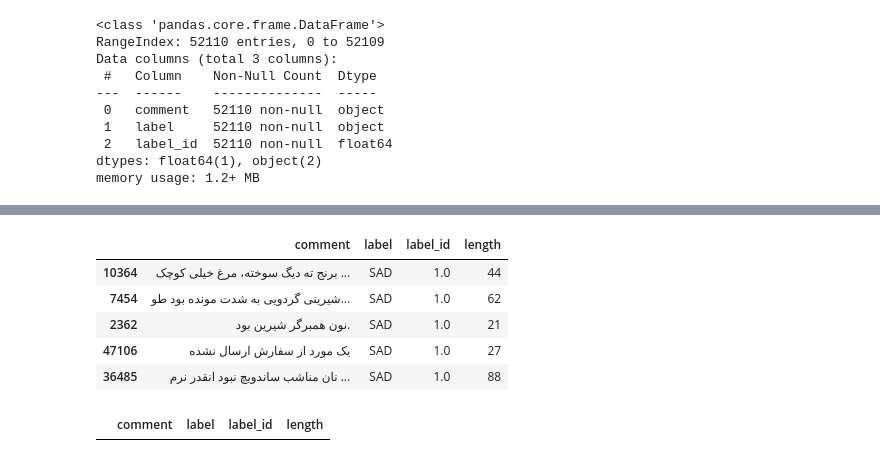
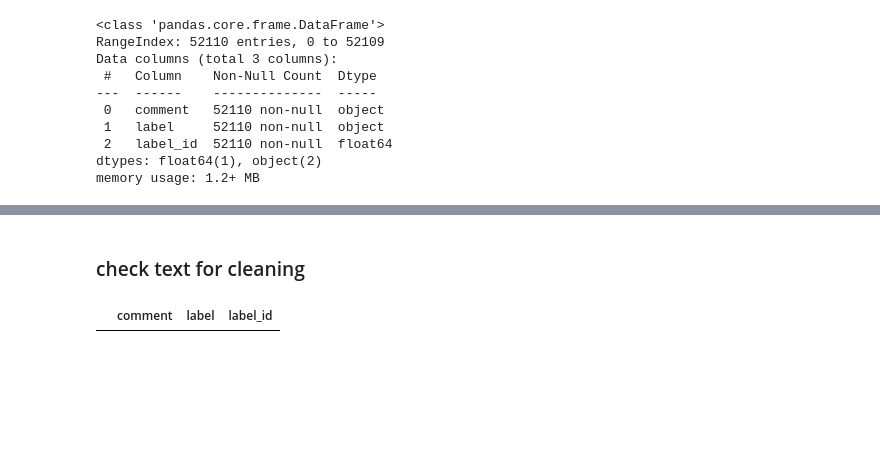
Before and after one commit to miladevh/snapfood-sentiment-analysis, a Jupyter notebook: notebooks/notebook.ipynb, the cells around one changed output, grey strips where cells are left out. Drawn from its saved outputs; the diff is of its cells as text; code cells hidden in the pictures; blank space fills up the shorter version.

```diff
--- a/notebooks/notebook.ipynb
+++ b/notebooks/notebook.ipynb
@@ -61,3 +68,0 @@ dtype: int64
-# %%
-train_df["length"] = train_df["comment"].apply(len)
-train_df
@@ -99,15 +69,8 @@ train_df[train_df["label"] == "HAPPY"].sample(5)
-# %%
-train_df[train_df["label"] == "SAD"].sample(5)
-# %% [output]
-|  | comment | label | label_id | length |
-| 10364 | برنج ته دیگ سوخته، مرغ خیلی کوچک ... | SAD | 1.0 | 44 |
-| 7454 | شیرینی گردویی به شدت مونده بود طو... | SAD | 1.0 | 62 |
-| 2362 | نون همبرگر شیرین بود. | SAD | 1.0 | 21 |
-| 47106 | یک مورد از سفارش ارسال نشده | SAD | 1.0 | 27 |
-| 36485 | نان مناشب ساندویچ نبود انقدر نرم ... | SAD | 1.0 | 88 |
+# %% [markdown]
+### check text for cleaning
 # %%
-# check urls
-train_df[train_df["comment"].str.contains('http', case= False, na= False)]
+# check url
+train_df[train_df["comment"].str.contains("http", na= False)]
 # %% [output]
-|  | comment | label | label_id | length |
+|  | comment | label | label_id |
 # %%
```
Also changed, not shown: parts of 42 cells of this notebook, 1 other file.
